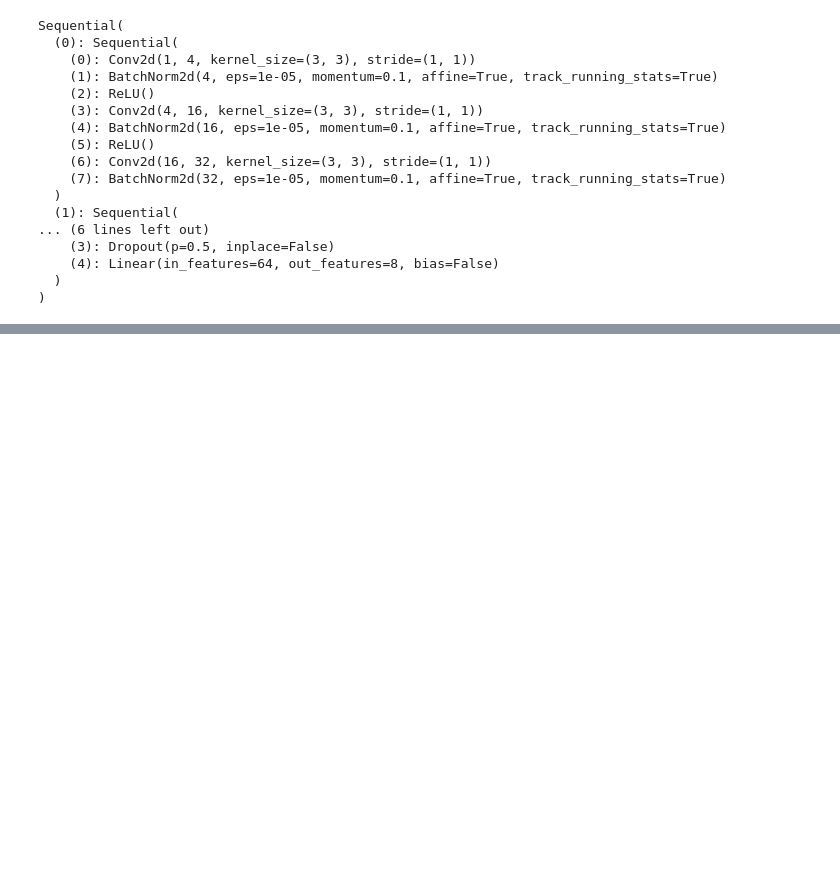
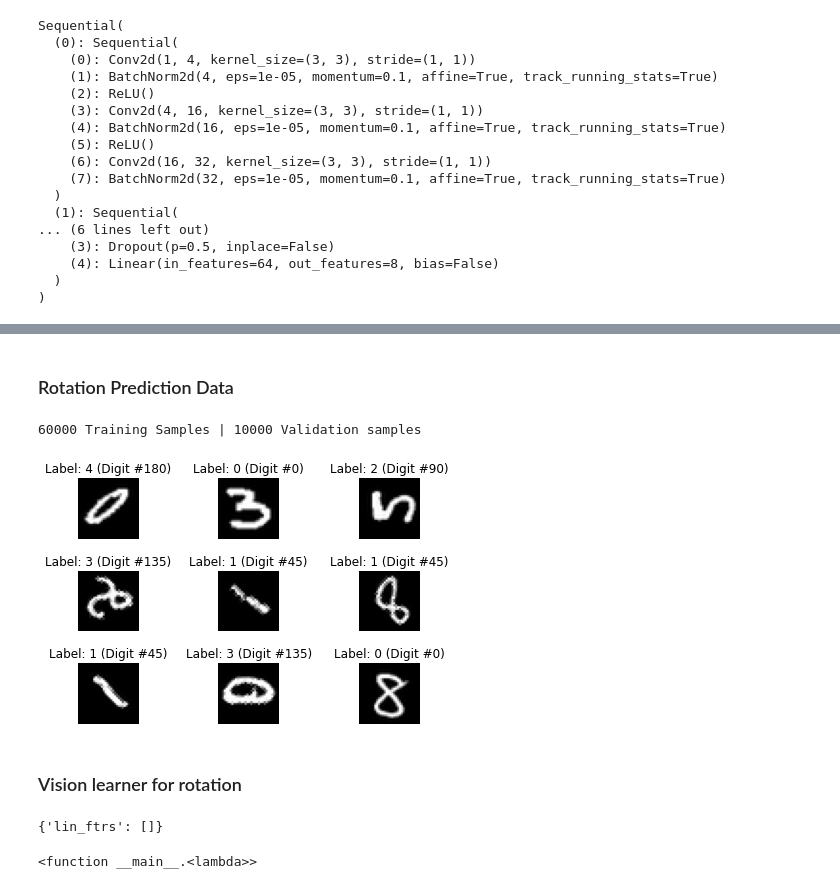
Before and after one commit to ibacaraujo/self-supervision-fastai, a Jupyter notebook: self_supervised_fast_ai.ipynb, the cells around one changed output, grey strips where cells are left out. Cells and saved outputs as stored; diff of their text form; code cells hidden in the pictures; blank space fills up the shorter version.

```diff
--- a/self_supervised_fast_ai.ipynb
+++ b/self_supervised_fast_ai.ipynb
@@ -99,0 +102,4 @@ Sequential(
+# %%
+import torchvision
+tensor_to_image = torchvision.transforms.ToPILImage()
+image_to_tensor = torchvision.transforms.ToTensor()
@@ -99,0 +181,33 @@ Sequential(
+# %% [markdown]
+### Rotation Prediction Data
+# %%
+train_ds = Custom_Dataset_MNIST('/content/drive/My Drive/fastai2/data/MNIST/processed/training.pt', pct=1.0, classification=False)
+valid_ds = Custom_Dataset_MNIST('/content/drive/My Drive/fastai2/data/MNIST/processed/test.pt', pct=1.0, classification=False)
+print('{0} Training Samples | {1} Validation samples'.format(len(train_ids), len(valid_ids)))
+# %% [output]
+60000 Training Samples | 10000 Validation samples
+# %%
+from fastai2.data.core import DataLoaders
+
+dls = DataLoaders.from_dsets(train_ds, valid_ds).cuda()
+
+dls.show_batch = train_ds.show_batch # overwrite show_batch to custom one
+
+dls.c = 8 # we have 8 classes that correspond to the degrees
+
+dls.show_batch()
+# %% [output]
+[figure, added]
+# %% [markdown]
+### Vision learner for rotation
+# %%
+head_config = cnn_config(lin_ftrs=[])
+head_config
+# %% [output]
+{'lin_ftrs': []}
+# %%
+# considering top_2 accuracy because there are hard cases regarding rotation
+top_2_accuracy = lambda inp, targ: top_k_accuracy(inp, targ, k=2)
+top_2_accuracy
+# %% [output]
+<function __main__.<lambda>>
```
Also changed, not shown: parts of 32 cells of this notebook.
